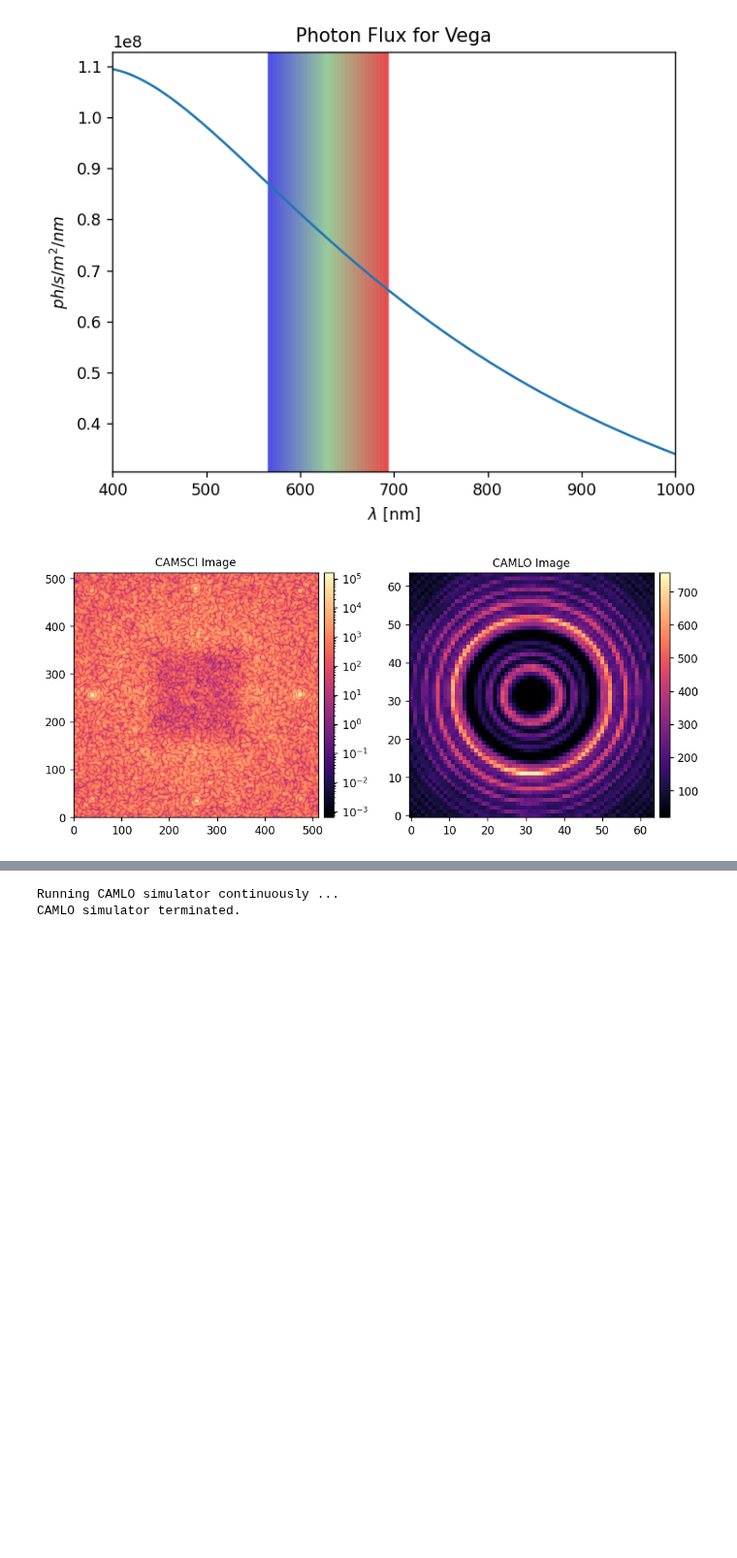
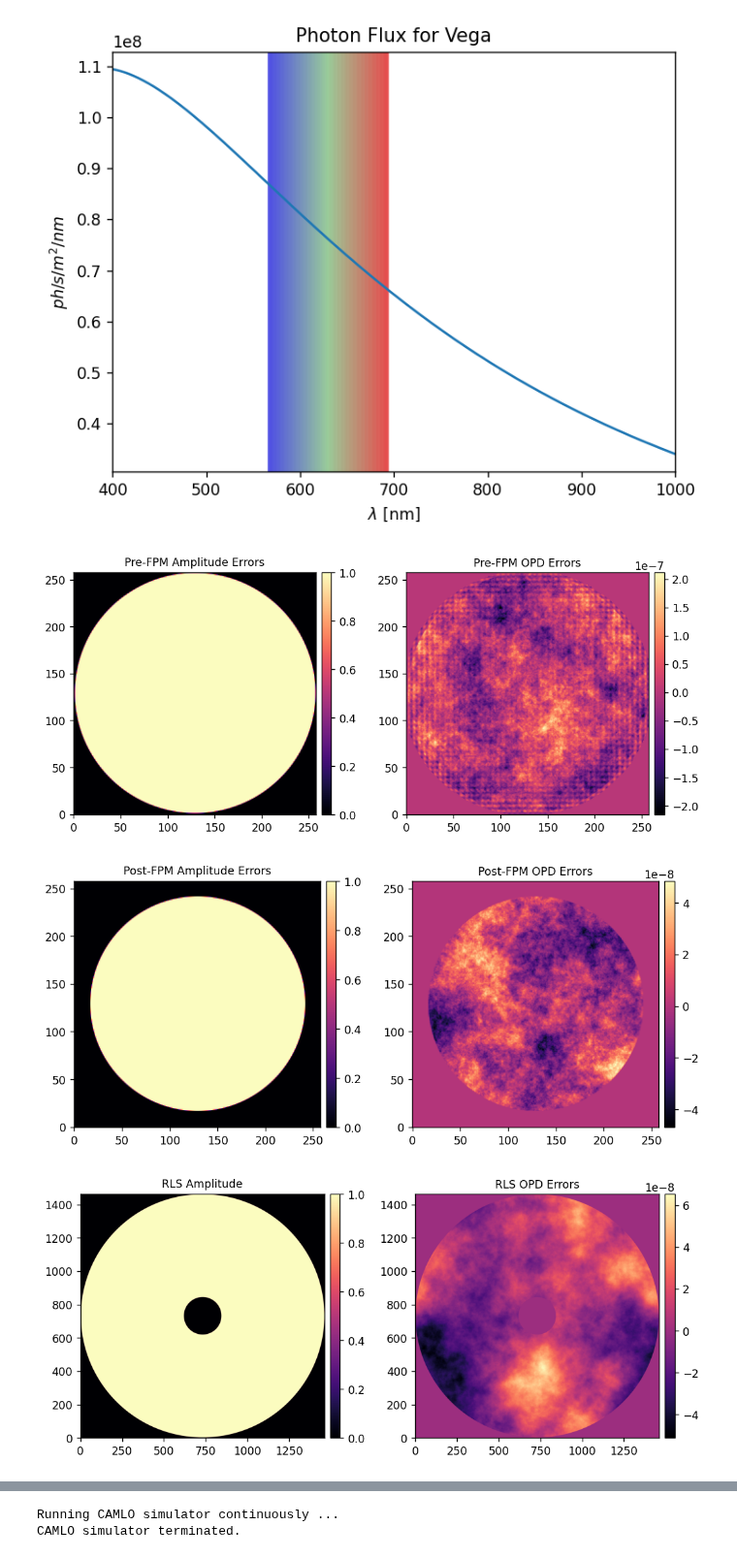
Before and after one commit to uasal/lina, a Jupyter notebook: notebooks/rt-sims/run_cams.ipynb, the cells around one changed output, grey strips where cells are left out. Shown at 97% size. Drawn from its saved outputs; the diff is of its cells as text; code cells hidden in the pictures; blank space fills up the shorter version.

```diff
--- a/notebooks/rt-sims/run_cams.ipynb
+++ b/notebooks/rt-sims/run_cams.ipynb
@@ -62,37 +68,49 @@ Total flux over bandpass = 9.273e+09 ph / (s m2)
 # %%
 reload(esc)
 
-# model_params.update({
-#     'ncamlo':128,
-# })
+# Update some model parameters if desired
+model_params.update({
+    'ncamlo':128,
+    'ncamsci':512,
+    # 'llowfsc_defocus':0e-3,
+})
+
+# Update some WFE parameters if desired
+wfe_params.update({
+    'dm_astig_rms':0e-9,
+    'compute_flat':True,
+    'plot_flat':True,
+})
 
 M = esc.single(
     **model_params,
     entrance_flux=mag0_total_ep_flux,
 )
-M.load_wfe(model_path)
-# M.init_wfe(**wfe_params)
+M.init_wfe(**wfe_params)
 PREFPM_OPD0 = copy.copy(M.PREFPM_OPD)
+POSTFPM_OPD0 = copy.copy(M.POSTFPM_OPD)
 
+# Use the CAMLO detector model
 camlo_module = importlib.import_module(camlo_params['module'])
 camlo_cls = getattr(camlo_module, camlo_params['type'])
 CAMLO = camlo_cls(**camlo_params['params'])
 M.CAMLO = CAMLO
 
-# camsci_module = importlib.import_module(camsci_params['module'])
-# camsci_cls = getattr(camsci_module, camsci_params['type'])
-# CAMSCI = camsci_cls(**camsci_params['params'])
+# Use the CAMSCI detector model
+camsci_module = importlib.import_module(camsci_params['module'])
+camsci_cls = getattr(camsci_module, camsci_params['type'])
+CAMSCI = camsci_cls(**camsci_params['params'])
 # M.CAMSCI = CAMSCI
-
-# M.CAMLO_CAMSCI_FLUX_RATIO = 1/100
 
 M.use_vortex = 1
 camsci_im, camlo_im = M.snap_camsci_and_camlo()
 
 utils.imshow(
     [camsci_im, camlo_im],
     titles=['CAMSCI Image', 'CAMLO Image'],
     norms=[LogNorm()],
 )
 # %% [output]
-[figure, old version]
+[figure, new version]
+[figure, added]
+[figure, added]
```
Also changed, not shown: parts of 22 cells of this notebook, 3 other files.
